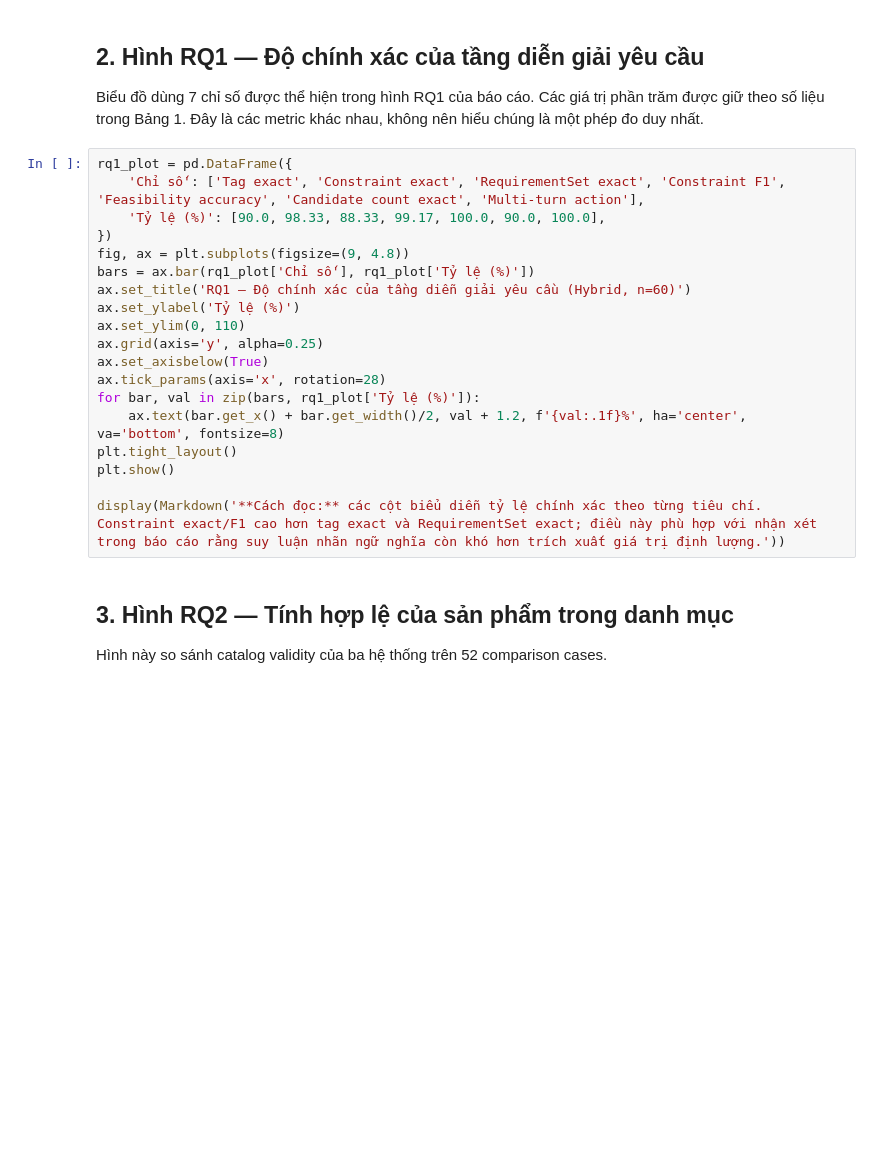
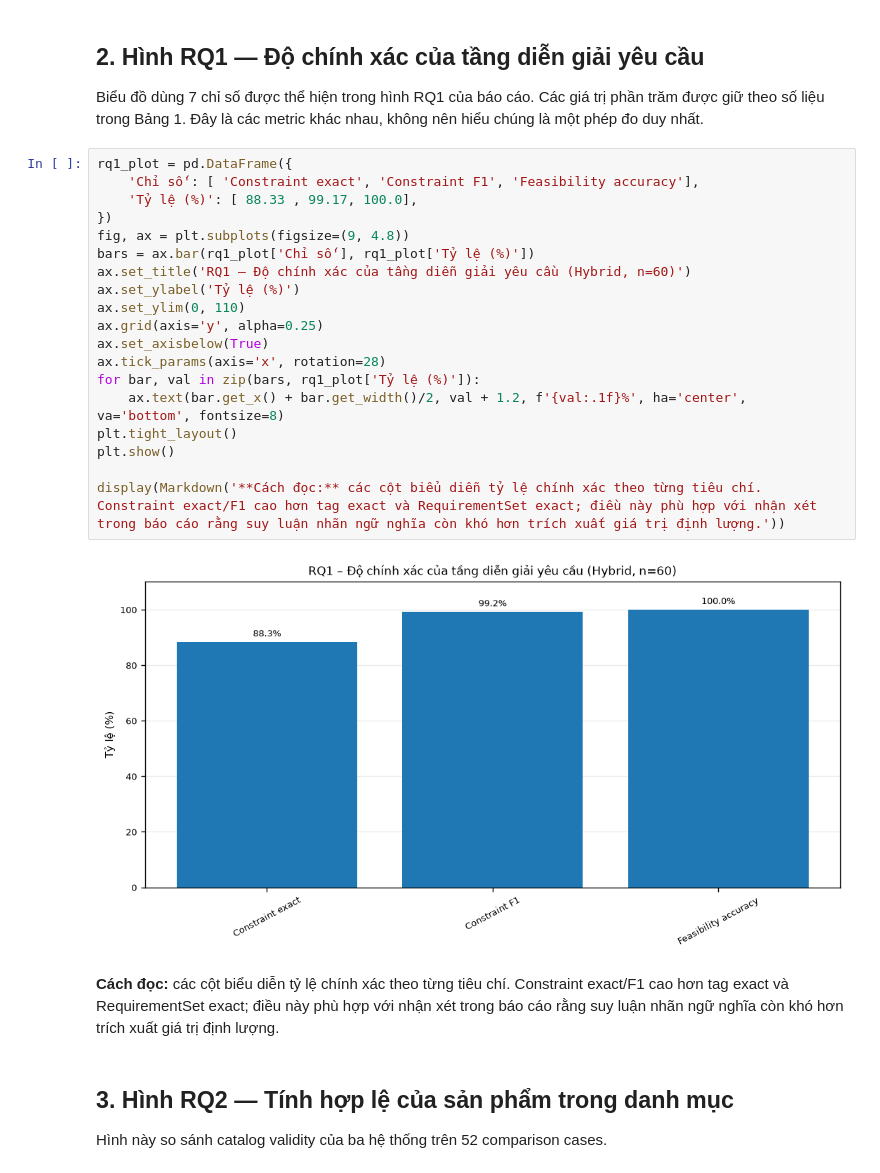
Before and after one commit to mr1887/SMART-LAPTOP-DECISION-SUPPORT-CHATBOT, a Jupyter notebook: experiments/recreate_report_figures.ipynb, the cells around one changed output. Drawn from its saved outputs; the diff is of its cells as text; blank space fills up the shorter version.

```diff
--- a/experiments/recreate_report_figures.ipynb
+++ b/experiments/recreate_report_figures.ipynb
@@ -73,23 +106,26 @@ display(operations_table)
 Biểu đồ dùng 7 chỉ số được thể hiện trong hình RQ1 của báo cáo. Các giá trị phần trăm được giữ theo số liệu trong Bảng 1. Đây là các metric khác nhau, không nên hiểu chúng là một phép đo duy nhất.
 # %%
 rq1_plot = pd.DataFrame({
-    'Chỉ số': ['Tag exact', 'Constraint exact', 'RequirementSet exact', 'Constraint F1', 'Feasibility accuracy', 'Candidate count exact', 'Multi-turn action'],
-    'Tỷ lệ (%)': [90.0, 98.33, 88.33, 99.17, 100.0, 90.0, 100.0],
+    'Chỉ số': [ 'Constraint exact', 'Constraint F1', 'Feasibility accuracy'],
+    'Tỷ lệ (%)': [ 88.33 , 99.17, 100.0],
 })
 fig, ax = plt.subplots(figsize=(9, 4.8))
 bars = ax.bar(rq1_plot['Chỉ số'], rq1_plot['Tỷ lệ (%)'])
 ax.set_title('RQ1 – Độ chính xác của tầng diễn giải yêu cầu (Hybrid, n=60)')
 ax.set_ylabel('Tỷ lệ (%)')
 ax.set_ylim(0, 110)
 ax.grid(axis='y', alpha=0.25)
 ax.set_axisbelow(True)
 ax.tick_params(axis='x', rotation=28)
 for bar, val in zip(bars, rq1_plot['Tỷ lệ (%)']):
     ax.text(bar.get_x() + bar.get_width()/2, val + 1.2, f'{val:.1f}%', ha='center', va='bottom', fontsize=8)
 plt.tight_layout()
 plt.show()
 
 display(Markdown('**Cách đọc:** các cột biểu diễn tỷ lệ chính xác theo từng tiêu chí. Constraint exact/F1 cao hơn tag exact và RequirementSet exact; điều này phù hợp với nhận xét trong báo cáo rằng suy luận nhãn ngữ nghĩa còn khó hơn trích xuất giá trị định lượng.'))
+# %% [output]
+[figure, added]
+**Cách đọc:** các cột biểu diễn tỷ lệ chính xác theo từng tiêu chí. Constraint exact/F1 cao hơn tag exact và RequirementSet exact; điều này phù hợp với nhận xét trong báo cáo rằng suy luận nhãn ngữ nghĩa còn khó hơn trích xuất giá trị định lượng.
 # %% [markdown]
 ## 3. Hình RQ2 — Tính hợp lệ của sản phẩm trong danh mục
 
```
Also changed, not shown: parts of 9 cells of this notebook, 3 other files.
